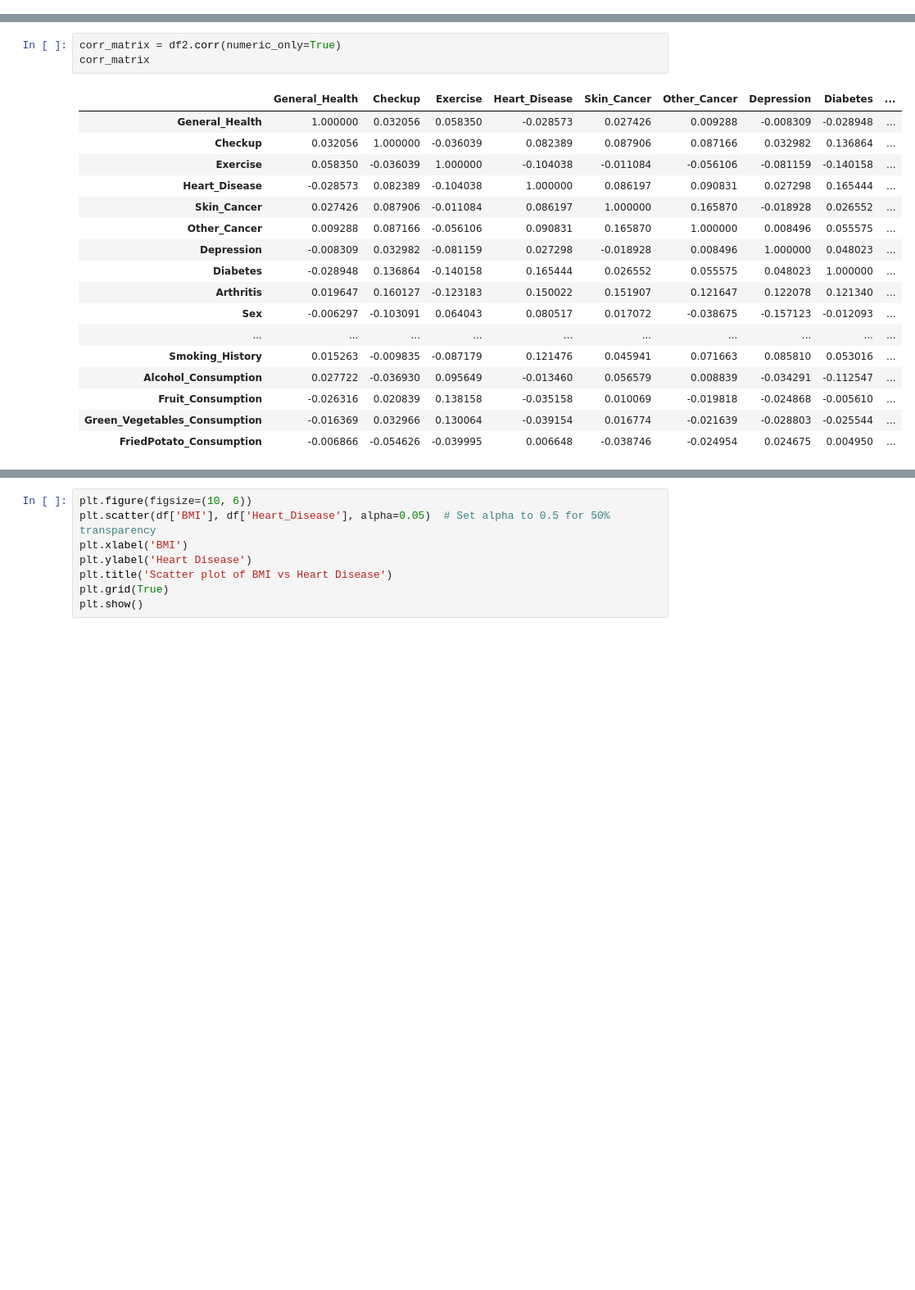
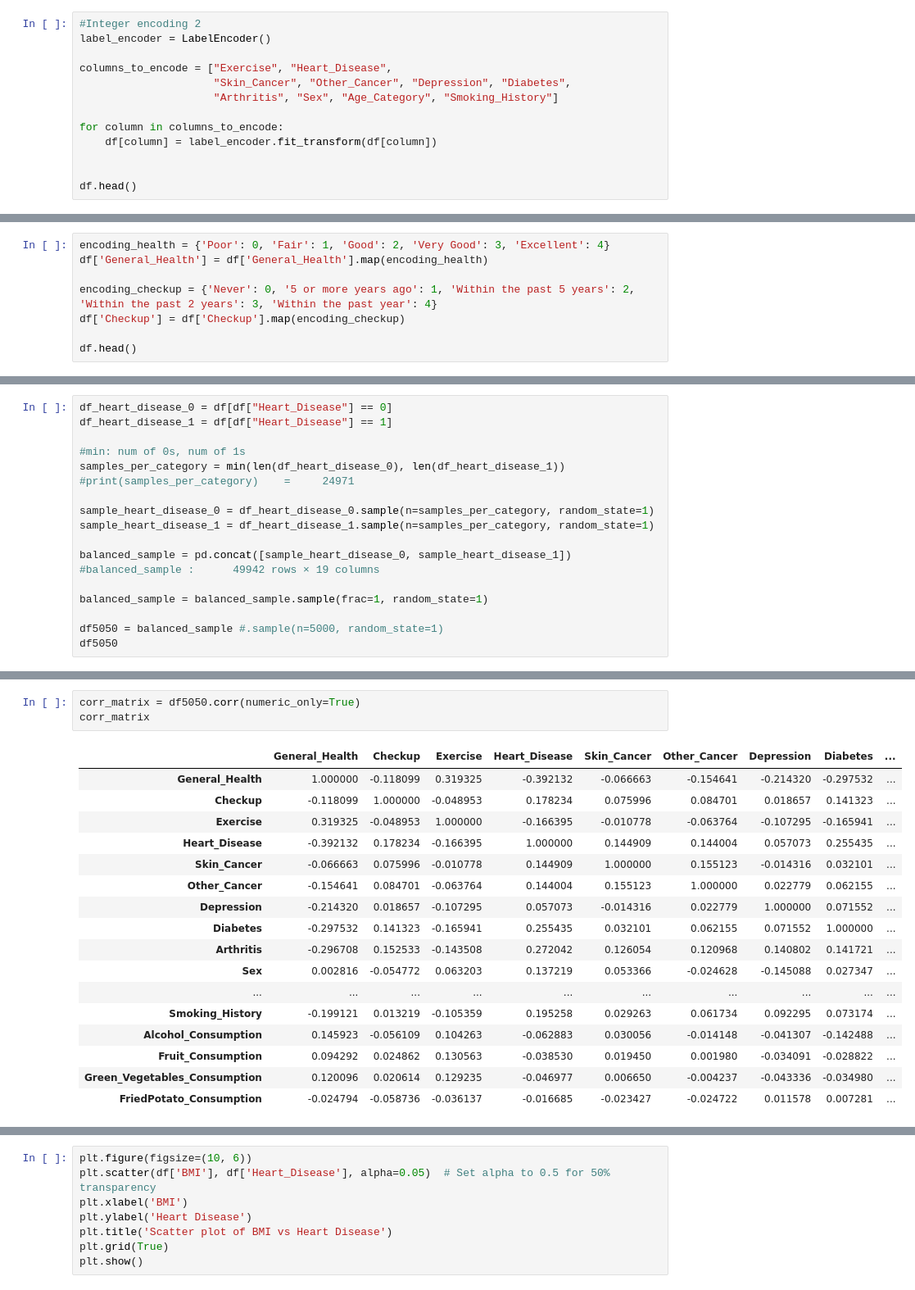
Before and after one commit to Chasindu/3401, a Jupyter notebook: ProjVisualizationTest.ipynb, the cells around one changed output, grey strips where cells are left out. Shown at 82% size. Drawn from its saved outputs; the diff is of its cells as text; blank space fills up the shorter version.

```diff
--- a/ProjVisualizationTest.ipynb
+++ b/ProjVisualizationTest.ipynb
@@ -62,0 +45,13 @@ Column: Smoking_History
+# %%
+#Integer encoding 2
+label_encoder = LabelEncoder()
+
+columns_to_encode = ["Exercise", "Heart_Disease",
+                     "Skin_Cancer", "Other_Cancer", "Depression", "Diabetes",
+                     "Arthritis", "Sex", "Age_Category", "Smoking_History"]
+
+for column in columns_to_encode:
+    df[column] = label_encoder.fit_transform(df[column])
+
+
+df.head()
@@ -62,0 +65,8 @@ Column: Smoking_History
+# %%
+encoding_health = {'Poor': 0, 'Fair': 1, 'Good': 2, 'Very Good': 3, 'Excellent': 4}
+df['General_Health'] = df['General_Health'].map(encoding_health)
+
+encoding_checkup = {'Never': 0, '5 or more years ago': 1, 'Within the past 5 years': 2, 'Within the past 2 years': 3, 'Within the past year': 4}
+df['Checkup'] = df['Checkup'].map(encoding_checkup)
+
+df.head()
@@ -62,0 +92,18 @@ Column: Smoking_History
+# %%
+df_heart_disease_0 = df[df["Heart_Disease"] == 0]
+df_heart_disease_1 = df[df["Heart_Disease"] == 1]
+
+#min: num of 0s, num of 1s
+samples_per_category = min(len(df_heart_disease_0), len(df_heart_disease_1))
+#print(samples_per_category)    =     24971
+
+sample_heart_disease_0 = df_heart_disease_0.sample(n=samples_per_category, random_state=1)
+sample_heart_disease_1 = df_heart_disease_1.sample(n=samples_per_category, random_state=1)
+
+balanced_sample = pd.concat([sample_heart_disease_0, sample_heart_disease_1])
+#balanced_sample :      49942 rows × 19 columns
+
+balanced_sample = balanced_sample.sample(frac=1, random_state=1)
+
+df5050 = balanced_sample #.sample(n=5000, random_state=1)
+df5050
@@ -104,21 +160,21 @@ df2 = df.sample(n=10000, replace=True)
 # %%
-corr_matrix = df2.corr(numeric_only=True)
+corr_matrix = df5050.corr(numeric_only=True)
 corr_matrix
 # %% [output]
 |  | General_Health | Checkup | Exercise | Heart_Disease | Skin_Cancer | Other_Cancer | Depression | Diabetes | ... |
-| General_Health | 1.000000 | 0.032056 | 0.058350 | -0.028573 | 0.027426 | 0.009288 | -0.008309 | -0.028948 | ... |
-| Checkup | 0.032056 | 1.000000 | -0.036039 | 0.082389 | 0.087906 | 0.087166 | 0.032982 | 0.136864 | ... |
-| Exercise | 0.058350 | -0.036039 | 1.000000 | -0.104038 | -0.011084 | -0.056106 | -0.081159 | -0.140158 | ... |
-| Heart_Disease | -0.028573 | 0.082389 | -0.104038 | 1.000000 | 0.086197 | 0.090831 | 0.027298 | 0.165444 | ... |
-| Skin_Cancer | 0.027426 | 0.087906 | -0.011084 | 0.086197 | 1.000000 | 0.165870 | -0.018928 | 0.026552 | ... |
-| Other_Cancer | 0.009288 | 0.087166 | -0.056106 | 0.090831 | 0.165870 | 1.000000 | 0.008496 | 0.055575 | ... |
-| Depression | -0.008309 | 0.032982 | -0.081159 | 0.027298 | -0.018928 | 0.008496 | 1.000000 | 0.048023 | ... |
-| Diabetes | -0.028948 | 0.136864 | -0.140158 | 0.165444 | 0.026552 | 0.055575 | 0.048023 | 1.000000 | ... |
-| Arthritis | 0.019647 | 0.160127 | -0.123183 | 0.150022 | 0.151907 | 0.121647 | 0.122078 | 0.121340 | ... |
-| Sex | -0.006297 | -0.103091 | 0.064043 | 0.080517 | 0.017072 | -0.038675 | -0.157123 | -0.012093 | ... |
+| General_Health | 1.000000 | -0.118099 | 0.319325 | -0.392132 | -0.066663 | -0.154641 | -0.214320 | -0.297532 | ... |
+| Checkup | -0.118099 | 1.000000 | -0.048953 | 0.178234 | 0.075996 | 0.084701 | 0.018657 | 0.141323 | ... |
+| Exercise | 0.319325 | -0.048953 | 1.000000 | -0.166395 | -0.010778 | -0.063764 | -0.107295 | -0.165941 | ... |
+| Heart_Disease | -0.392132 | 0.178234 | -0.166395 | 1.000000 | 0.144909 | 0.144004 | 0.057073 | 0.255435 | ... |
+| Skin_Cancer | -0.066663 | 0.075996 | -0.010778 | 0.144909 | 1.000000 | 0.155123 | -0.014316 | 0.032101 | ... |
+| Other_Cancer | -0.154641 | 0.084701 | -0.063764 | 0.144004 | 0.155123 | 1.000000 | 0.022779 | 0.062155 | ... |
+| Depression | -0.214320 | 0.018657 | -0.107295 | 0.057073 | -0.014316 | 0.022779 | 1.000000 | 0.071552 | ... |
+| Diabetes | -0.297532 | 0.141323 | -0.165941 | 0.255435 | 0.032101 | 0.062155 | 0.071552 | 1.000000 | ... |
+| Arthritis | -0.296708 | 0.152533 | -0.143508 | 0.272042 | 0.126054 | 0.120968 | 0.140802 | 0.141721 | ... |
+| Sex | 0.002816 | -0.054772 | 0.063203 | 0.137219 | 0.053366 | -0.024628 | -0.145088 | 0.027347 | ... |
 | ... | ... | ... | ... | ... | ... | ... | ... | ... | ... |
-| Smoking_History | 0.015263 | -0.009835 | -0.087179 | 0.121476 | 0.045941 | 0.071663 | 0.085810 | 0.053016 | ... |
-| Alcohol_Consumption | 0.027722 | -0.036930 | 0.095649 | -0.013460 | 0.056579 | 0.008839 | -0.034291 | -0.112547 | ... |
-| Fruit_Consumption | -0.026316 | 0.020839 | 0.138158 | -0.035158 | 0.010069 | -0.019818 | -0.024868 | -0.005610 | ... |
-| Green_Vegetables_Consumption | -0.016369 | 0.032966 | 0.130064 | -0.039154 | 0.016774 | -0.021639 | -0.028803 | -0.025544 | ... |
-| FriedPotato_Consumption | -0.006866 | -0.054626 | -0.039995 | 0.006648 | -0.038746 | -0.024954 | 0.024675 | 0.004950 | ... |
+| Smoking_History | -0.199121 | 0.013219 | -0.105359 | 0.195258 | 0.029263 | 0.061734 | 0.092295 | 0.073174 | ... |
+| Alcohol_Consumption | 0.145923 | -0.056109 | 0.104263 | -0.062883 | 0.030056 | -0.014148 | -0.041307 | -0.142488 | ... |
+| Fruit_Consumption | 0.094292 | 0.024862 | 0.130563 | -0.038530 | 0.019450 | 0.001980 | -0.034091 | -0.028822 | ... |
+| Green_Vegetables_Consumption | 0.120096 | 0.020614 | 0.129235 | -0.046977 | 0.006650 | -0.004237 | -0.043336 | -0.034980 | ... |
+| FriedPotato_Consumption | -0.024794 | -0.058736 | -0.036137 | -0.016685 | -0.023427 | -0.024722 | 0.011578 | 0.007281 | ... |
```
Also changed, not shown: parts of 19 cells of this notebook.
